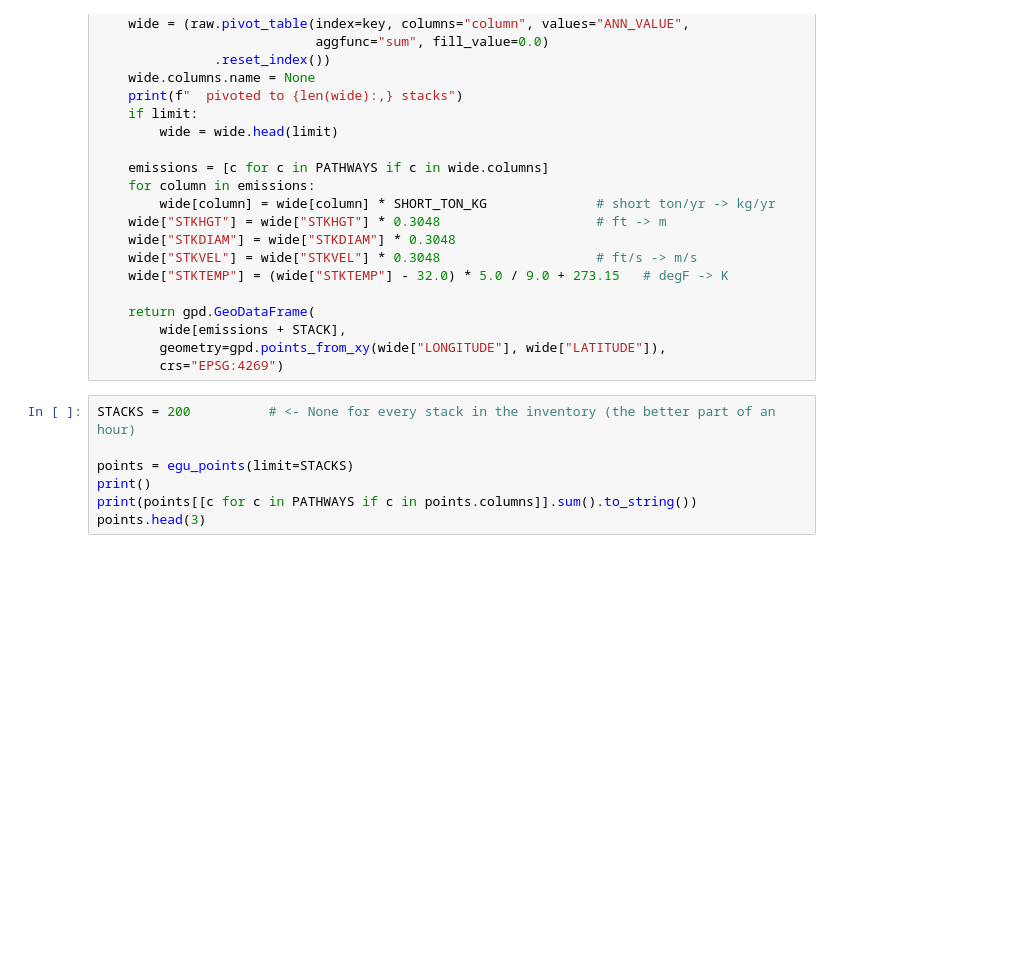
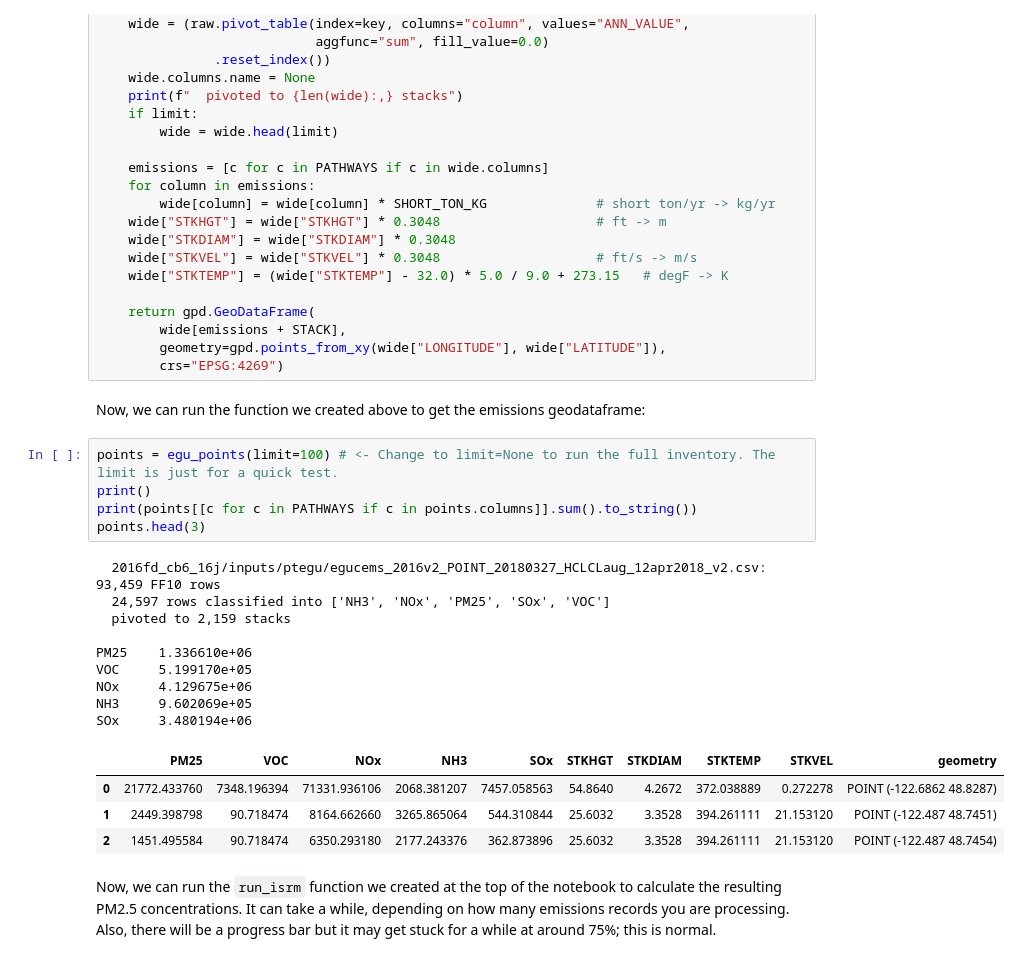
Before and after one commit to EarthSciML/isrm.esm, a Jupyter notebook: run-api/isrm_esm.ipynb, the cells around one changed output. Drawn from its saved outputs; the diff is of its cells as text; blank space fills up the shorter version.

Commit message:
Update isrm notebook.

```diff
--- a/run-api/isrm_esm.ipynb
+++ b/run-api/isrm_esm.ipynb
@@ -971,12 +747,28 @@ def egu_points(limit=None):
         wide[emissions + STACK],
         geometry=gpd.points_from_xy(wide["LONGITUDE"], wide["LATITUDE"]),
         crs="EPSG:4269")
+# %% [markdown]
+Now, we can run the function we created above to get the emissions geodataframe:
 # %%
-STACKS = 200          # <- None for every stack in the inventory (the better part of an hour)
-
-points = egu_points(limit=STACKS)
+points = egu_points(limit=100) # <- Change to limit=None to run the full inventory. The limit is just for a quick test.
 print()
 print(points[[c for c in PATHWAYS if c in points.columns]].sum().to_string())
 points.head(3)
+# %% [output]
+  2016fd_cb6_16j/inputs/ptegu/egucems_2016v2_POINT_20180327_HCLCLaug_12apr2018_v2.csv: 93,459 FF10 rows
+  24,597 rows classified into ['NH3', 'NOx', 'PM25', 'SOx', 'VOC']
+  pivoted to 2,159 stacks
+
+PM25    1.336610e+06
+VOC     5.199170e+05
+NOx     4.129675e+06
+NH3     9.602069e+05
+SOx     3.480194e+06
+|  | PM25 | VOC | NOx | NH3 | SOx | STKHGT | STKDIAM | STKTEMP | STKVEL | geometry |
+| 0 | 21772.433760 | 7348.196394 | 71331.936106 | 2068.381207 | 7457.058563 | 54.8640 | 4.2672 | 372.038889 | 0.272278 | POINT (-122.6862 48.8287) |
+| 1 | 2449.398798 | 90.718474 | 8164.662660 | 3265.865064 | 544.310844 | 25.6032 | 3.3528 | 394.261111 | 21.153120 | POINT (-122.487 48.7451) |
+| 2 | 1451.495584 | 90.718474 | 6350.293180 | 2177.243376 | 362.873896 | 25.6032 | 3.3528 | 394.261111 | 21.153120 | POINT (-122.487 48.7454) |
+# %% [markdown]
+Now, we can run the `run_isrm` function we created at the top of the notebook to calculate the resulting PM2.5 concentrations. It can take a while, depending on how many emissions records you are processing. Also, there will be a progress bar but it may get stuck for a while at around 75%; this is normal.
 # %%
 point_receptors = run_isrm(points)
```
Also changed, not shown: parts of 44 cells of this notebook, 1 other file.
